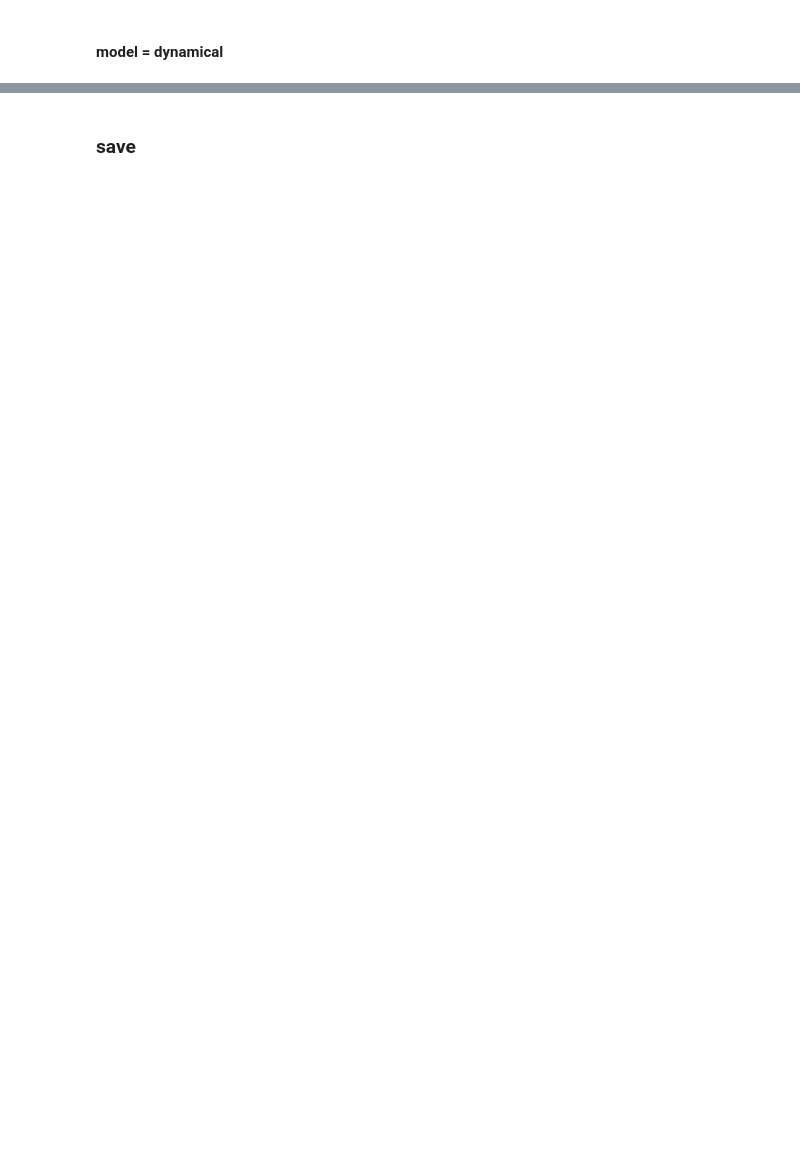
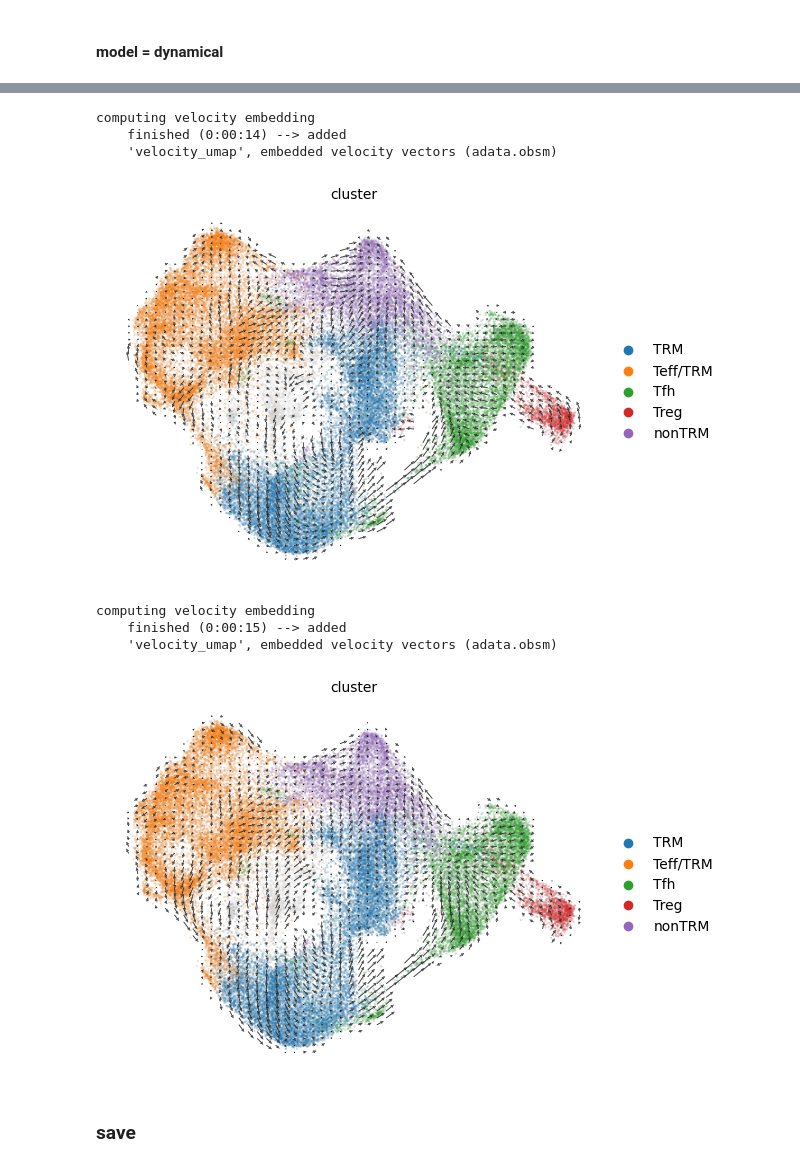
Before and after one commit to Doreen181/Velocyto_5-scRNA-seq, a Jupyter notebook: Fu/code/08_calculate_velocities.ipynb, the cells around one changed output, grey strips where cells are left out. Cells and saved outputs as stored; diff of their text form; code cells hidden in the pictures; blank space fills up the shorter version.

```diff
--- a/Fu/code/08_calculate_velocities.ipynb
+++ b/Fu/code/08_calculate_velocities.ipynb
@@ -160,10 +224,19 @@ scv.tl.velocity_graph(alevin_dyn)
 # %%
 # embedding in UMAP
-scv.pl.velocity_embedding_grid(velocyto_dyn, basis='umap', color="cluster", arrow_length = 2, palette=umap_colors,
+scv.pl.velocity_embedding_grid(velocyto_dyn, basis='umap', color="cluster", arrow_length = 2,
                                legend_loc = 'right_margin', xlabel = "UMAP 1", ylabel = "UMAP 2")
 
-scv.pl.velocity_embedding_grid(alevin_dyn, basis='umap', color="cluster", arrow_length = 2, palette=umap_colors,
+scv.pl.velocity_embedding_grid(alevin_dyn, basis='umap', color="cluster", arrow_length = 2,
                                legend_loc = 'right_margin', xlabel = "UMAP 1", ylabel = "UMAP 2")
+# %% [output]
+computing velocity embedding
+    finished (0:00:14) --> added
+    'velocity_umap', embedded velocity vectors (adata.obsm)
+[figure, added]
+computing velocity embedding
+    finished (0:00:15) --> added
+    'velocity_umap', embedded velocity vectors (adata.obsm)
+[figure, added]
 # %% [markdown]
 ### save
 # %%
```
Also changed, not shown: parts of 13 cells of this notebook, 2 other files.
